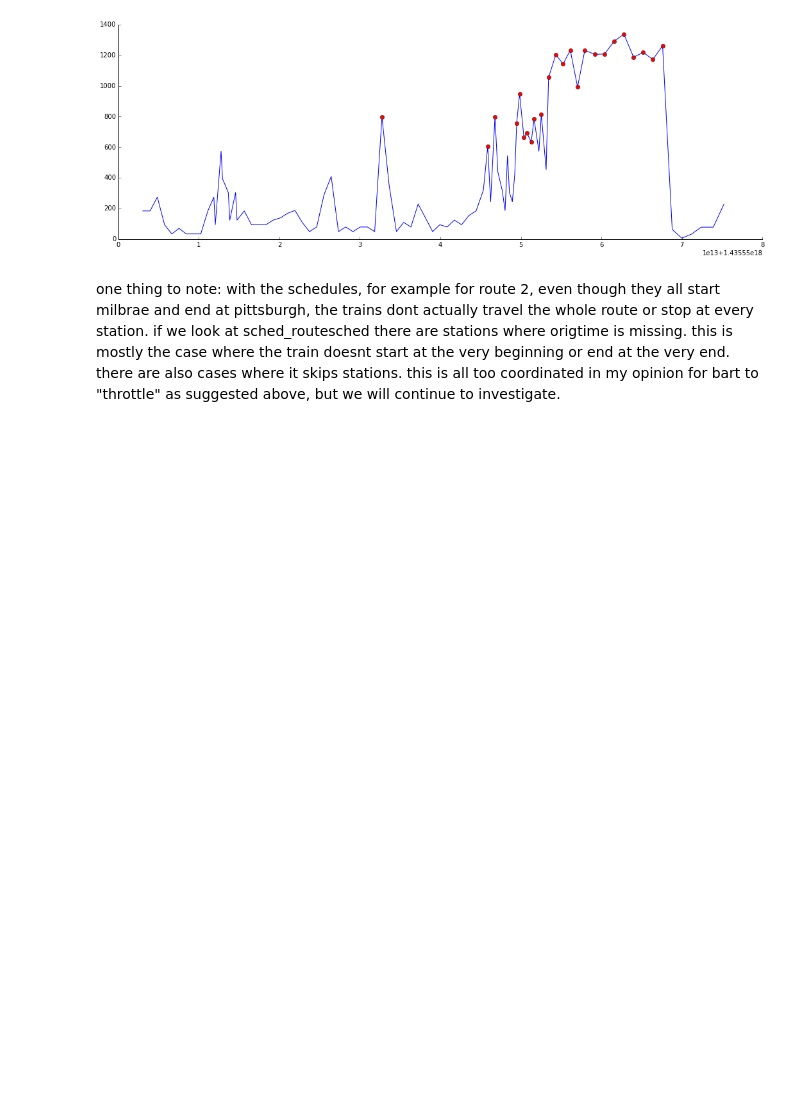
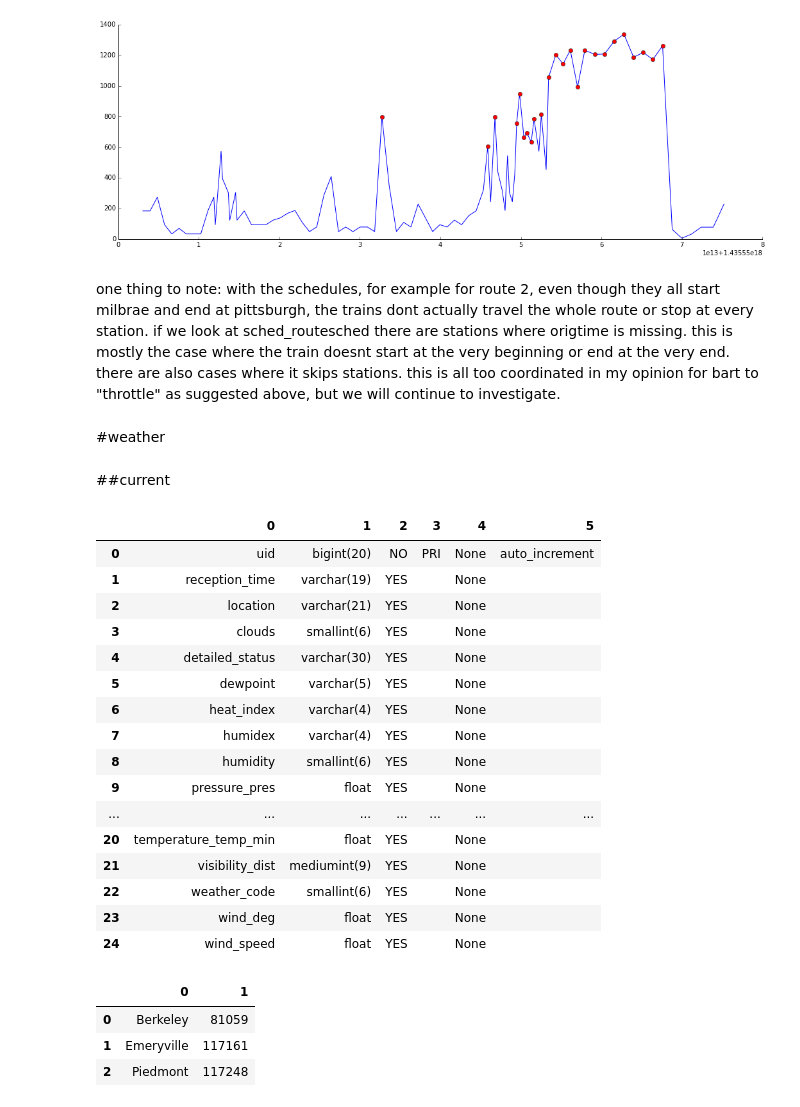
Before and after one commit to dmilad/BARTProject, a Jupyter notebook: eda/eda.ipynb, the cells around one changed output. Saved outputs shown, nothing was run; the diff lists cells and outputs as text; code cells hidden in the pictures; blank space fills up the shorter version.

```diff
--- a/eda/eda.ipynb
+++ b/eda/eda.ipynb
@@ -1107,3 +1121,34 @@ plt.show()
 [figure]
 # %% [markdown]
 one thing to note: with the schedules, for example for route 2, even though they all start milbrae and end at pittsburgh, the trains dont actually travel the whole route or stop at every station. if we look at sched_routesched there are stations where origtime is missing. this is mostly the case where the train doesnt start at the very beginning or end at the very end. there are also cases where it skips stations. this is all too coordinated in my opinion for bart to "throttle" as suggested above, but we will continue to investigate.
+# %% [markdown]
+#weather
+# %% [markdown]
+##current
+# %%
+exec_pd('describe weather_current;')
+# %% [output]
+|  | 0 | 1 | 2 | 3 | 4 | 5 |
+| 0 | uid | bigint(20) | NO | PRI | None | auto_increment |
+| 1 | reception_time | varchar(19) | YES |  | None |  |
+| 2 | location | varchar(21) | YES |  | None |  |
+| 3 | clouds | smallint(6) | YES |  | None |  |
+| 4 | detailed_status | varchar(30) | YES |  | None |  |
+| 5 | dewpoint | varchar(5) | YES |  | None |  |
+| 6 | heat_index | varchar(4) | YES |  | None |  |
+| 7 | humidex | varchar(4) | YES |  | None |  |
+| 8 | humidity | smallint(6) | YES |  | None |  |
+| 9 | pressure_pres | float | YES |  | None |  |
+| ... | ... | ... | ... | ... | ... | ... |
+| 20 | temperature_temp_min | float | YES |  | None |  |
+| 21 | visibility_dist | mediumint(9) | YES |  | None |  |
+| 22 | weather_code | smallint(6) | YES |  | None |  |
+| 23 | wind_deg | float | YES |  | None |  |
+| 24 | wind_speed | float | YES |  | None |  |
+# %%
+exec_pd("select location, count(*) from weather_current where location in ('Emeryville', 'Piedmont', 'Berkeley') group by location")
+# %% [output]
+|  | 0 | 1 |
+| 0 | Berkeley | 81059 |
+| 1 | Emeryville | 117161 |
+| 2 | Piedmont | 117248 |
```
Also changed, not shown: parts of 8 cells of this notebook, 1 other file.
